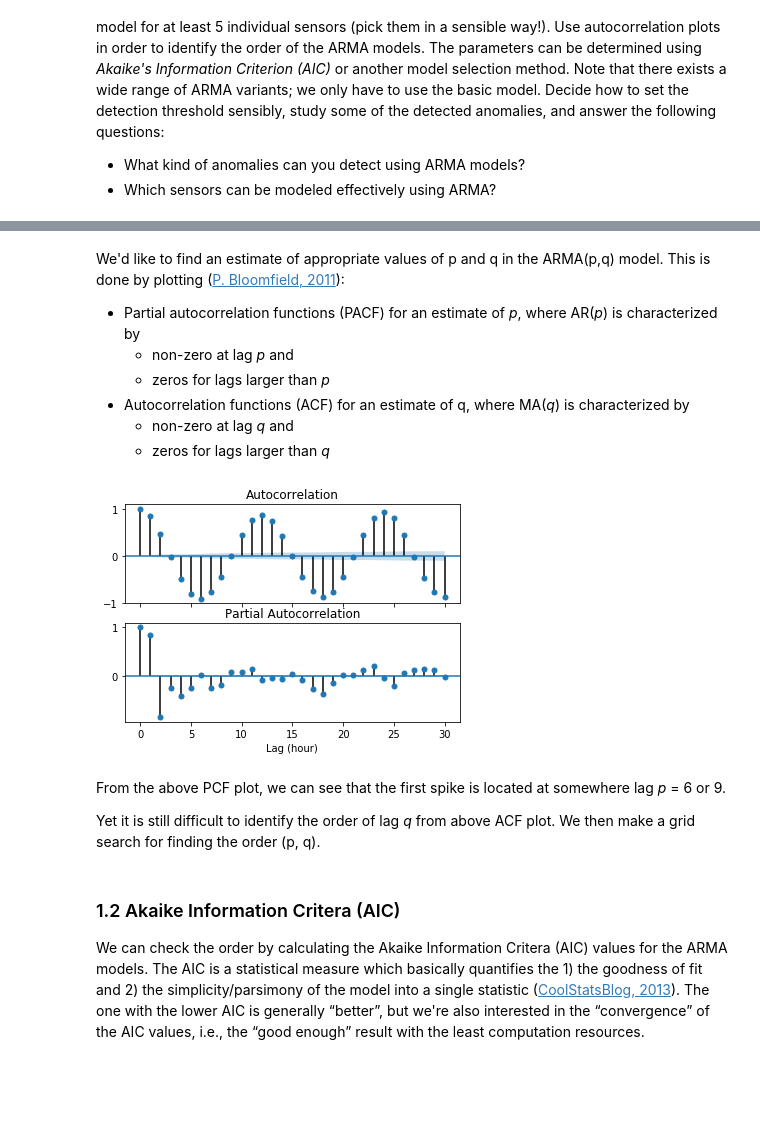
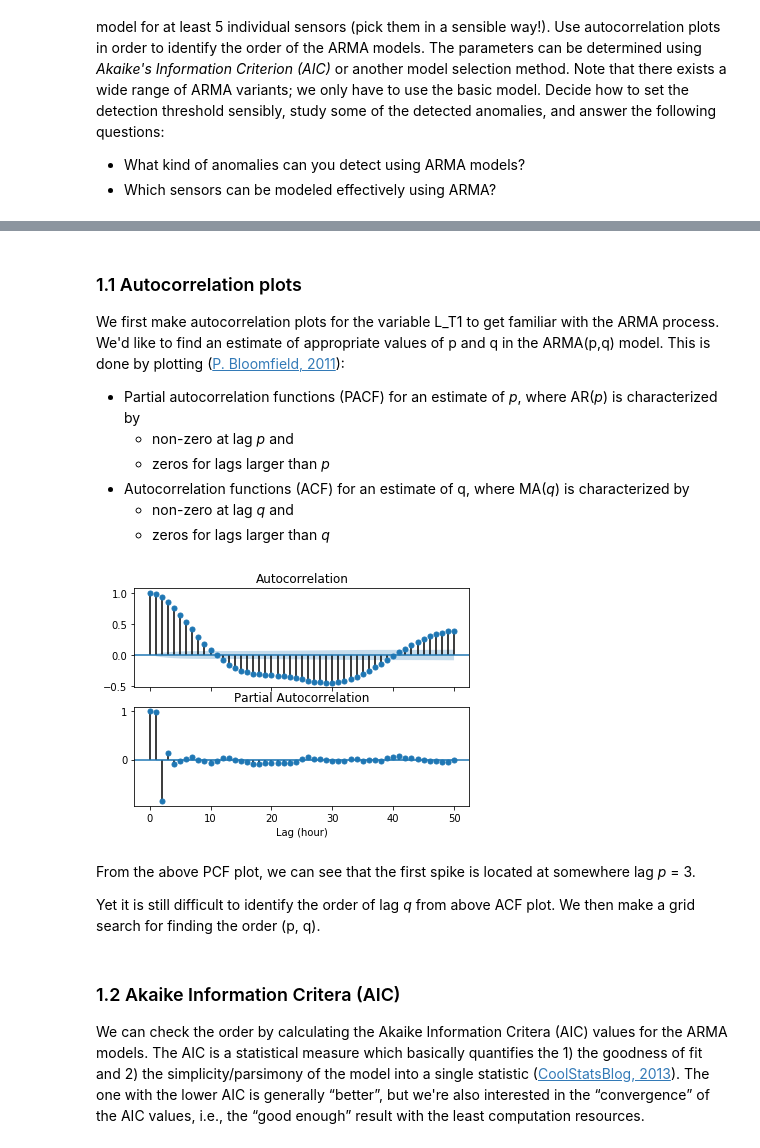
Before and after one commit to chengh42/Cyber-Data-Analytics, a Jupyter notebook: batadal/Task2_ARMA.ipynb, the cells around one changed output, grey strips where cells are left out. Cells and saved outputs as stored; diff of their text form; code cells hidden in the pictures; blank space fills up the shorter version.

```diff
--- a/batadal/Task2_ARMA.ipynb
+++ b/batadal/Task2_ARMA.ipynb
@@ -63,5 +50,6 @@ Text(0.5, 0, 'Time (hr)')
 # %% [markdown]
-We'd like to find an estimate of appropriate values of p and q in the ARMA(p,q) model. This is done by plotting ([P. Bloomfield, 2011](https://www.stat.ncsu.edu/people/bloomfield/courses/st730/slides/SnS-03-3.pdf)):
+### 1.1 Autocorrelation plots
+We first make autocorrelation plots for the variable L_T1 to get familiar with the ARMA process. We'd like to find an estimate of appropriate values of p and q in the ARMA(p,q) model. This is done by plotting ([P. Bloomfield, 2011](https://www.stat.ncsu.edu/people/bloomfield/courses/st730/slides/SnS-03-3.pdf)):
 - Partial autocorrelation functions (PACF) for an estimate of *p*, where AR(*p*) is characterized by
   - non-zero at lag *p* and
   - zeros for lags larger than *p*
@@ -70,20 +58,20 @@ We'd like to find an estimate of appropriate values of p and q in the ARMA(p,q)
   - zeros for lags larger than *q*
 # %%
 # plot autocorrelation plot and partial autocorrelation plot
-def acf_plots(df, lag = 30):
+def acf_pacf_plots(df, lag = 30):
     fig, (ax1, ax2) = plt.subplots(nrows=2, ncols=1, sharex=True, figsize = (6, 4))
 
     fig = plot_acf(df, lags = lag, ax = ax1)
     fig = plot_pacf(df, lags = lag, ax = ax2)
 
     ax2.set_xlabel('Lag (hour)')
 
 # plot for training data
-acf_plots(train, lag = 30)
+acf_pacf_plots(dftrain1.L_T1, lag = 50)
 # %% [output]
-[figure, old version]
+[figure, new version]
 # %% [markdown]
-From the above PCF plot, we can see that the first spike is located at somewhere lag *p* = 6 or 9.
+From the above PCF plot, we can see that the first spike is located at somewhere lag *p* = 3.
 
 Yet it is still difficult to identify the order of lag *q* from above ACF plot. We then make a grid search for finding the order (p, q).
 # %% [markdown]
```
Also changed, not shown: parts of 66 cells of this notebook.
